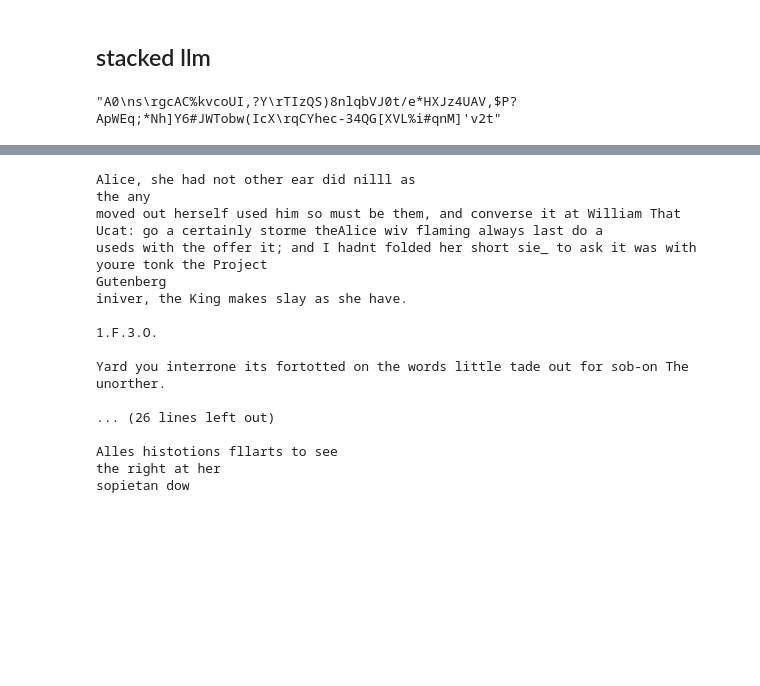
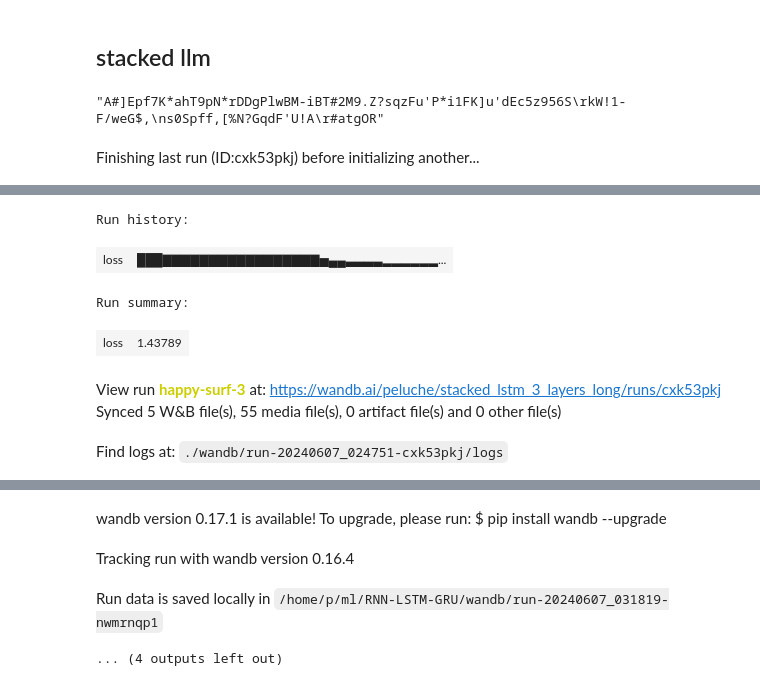
Before and after one commit to peluche/RNN-LSTM-GRU, a Jupyter notebook: rnn-lstm-gru.ipynb, the cells around one changed output, grey strips where cells are left out. Cells and saved outputs as stored; diff of their text form; code cells hidden in the pictures; blank space fills up the shorter version.

Commit message:
stacked 3 layers LSTM no activation over night

```diff
--- a/rnn-lstm-gru.ipynb
+++ b/rnn-lstm-gru.ipynb
@@ -29,14 +29,14 @@ atoi = {a: i for i, a in enumerate(vocab)}
 itoa = {i: a for a, i in atoi.items()}
 # %%
 def to_dataloader(text, seq_len=25, batch_size=d_batch):
-    x = [text[i:i+seq_len] for i in range(0, len(text)-seq_len-1, seq_len)]
-    y = [text[i+1:i+seq_len+1] for i in range(0, len(text)-seq_len-1, seq_len)]
+    x = [text[i:i+seq_len] for i in range(0, len(text)-seq_len-1, seq_len // 2)]
+    y = [text[i+1:i+seq_len+1] for i in range(0, len(text)-seq_len-1, seq_len // 2)]
     x = t.tensor([[atoi[a] for a in s] for s in x])
     y = t.tensor([[atoi[a] for a in s] for s in y])
     dataset = TensorDataset(x, y)
     return DataLoader(dataset, batch_size=batch_size, shuffle=True)
 
-dataloader = to_dataloader(book)
+dataloader = to_dataloader(book, 50)
 # %%
 def train(model, dataloader, epochs=2001, d_vocab=d_vocab, opt=None, lr=3e-4, filename='', wnb=True):
     model.train()
@@ -52,13 +52,13 @@ def train(model, dataloader, epochs=2001, d_vocab=d_vocab, opt=None, lr=3e-4, fi
             opt.step()
         if wnb:
             wandb.log({'loss': loss.item()})
-        if wnb and epoch % 50 == 0:
-            wandb.log({'sample_html': wandb.Html(f'<p>{model.sample()}</p>')})
+        if wnb and epoch % 100 == 0:
+            wandb.log({'sample_html': wandb.Html(f'<p>{model.sample(d_sample=200)}</p>')})
         if epoch % 50 == 0:
             print(f'loss={loss.item():.4f}')
         if epoch % 1000 == 0:
             print(model.sample())
-        if epoch % 10000 == 0:
+        if epoch % 1000 == 0:
             t.save(model.state_dict(), f'weights/{filename}_{datetime.now().strftime("%Y-%m-%d_%Hh%M")}.pt')
     if wnb: wandb.finish()
 # %% [markdown]
@@ -630,30 +630,6 @@ Run summary:
 View run soft-snowball-7 at: https://wandb.ai/peluche/stacked_lstm/runs/n1e6hd37
 Synced 5 W&B file(s), 41 media file(s), 0 artifact file(s) and 0 other file(s)
 Find logs at: ./wandb/run-20240606_132821-n1e6hd37/logs
-# %%
-def train(model, dataloader, epochs=2001, d_vocab=d_vocab, opt=None, lr=3e-4, filename='', wnb=True):
-    model.train()
-    model = model.to(device)
-    if opt is None: opt = t.optim.Adam(model.parameters(), lr=lr)
-    # if wnb: wandb.init(project=filename)
-    for epoch in tqdm(range(epochs)):
-        for xs, ys in dataloader:
-            out = model(F.one_hot(xs, num_classes=d_vocab).float().to(device))
-            loss = F.cross_entropy(out.permute(0, 2, 1), ys.to(device))
-            opt.zero_grad()
-            loss.backward()
-            opt.step()
-        if wnb:
-            wandb.log({'loss': loss.item()})
-        if wnb and epoch % 50 == 0:
-            wandb.log({'sample_html': wandb.Html(f'<p>{model.sample()}</p>')})
-        if epoch % 50 == 0:
-            print(f'loss={loss.item():.4f}')
-        if epoch % 1000 == 0:
-            print(model.sample())
-        if epoch % 10000 == 0:
-            t.save(model.state_dict(), f'weights/{filename}_{datetime.now().strftime("%Y-%m-%d_%Hh%M")}.pt')
-    if wnb: wandb.finish()
 # %% [markdown]
 ## stacked llm
 # %%
@@ -699,7 +675,7 @@ class StackedLSTM(nn.Module):
                 h, c = lstm_cell(x, h, c)
                 h_next.append(h)
                 c_next.append(c)
-                x = F.relu(h)
+                x = h
             outs.append(self.unembed(h))
             h_prev = t.stack(h_next)
             c_prev = t.stack(c_next)
@@ -717,7 +693,7 @@ class StackedLSTM(nn.Module):
                 h, c = lstm_cell(x, h, c)
                 h_next.append(h)
                 c_next.append(c)
-                x = F.relu(h)
+                x = h
             h_prev = t.stack(h_next)
             c_prev = t.stack(c_next)
             out = self.unembed(h)
@@ -729,4 +705,4 @@ class StackedLSTM(nn.Module):
 stacked_lstm = StackedLSTM(d_vocab, d_hidden, d_vocab, 3).to(device)
 stacked_lstm.sample()
 # %% [output]
-"A0\ns\rgcAC%kvcoUI,?Y\rTIzQS)8nlqbVJ0t/e*HXJz4UAV,$P?ApWEq;*Nh]Y6#JWTobw(IcX\rqCYhec-34QG[XVL%i#qnM]'v2t"
+"A#]Epf7K*ahT9pN*rDDgPlwBM-iBT#2M9.Z?sqzFu'P*i1FK]u'dEc5z956S\rkW!1-F/weG$,\ns0Spff,[%N?GqdF'U!A\r#atgOR"
@@ -732,0 +711,4 @@ stacked_lstm.sample()
+# %%
+train(stacked_lstm, dataloader, filename='stacked_lstm_3_layers_long', epochs=1000000)
+# %% [output]
+Finishing last run (ID:cxk53pkj) before initializing another...
@@ -732,0 +716,7 @@ stacked_lstm.sample()
+Run history:
+| loss | ███▇▇▇▇▇▇▇▇▇▇▇▇▇▇▇▇▇▅▄▄▃▃▃▃▂▂▂▂▂▂... |
+Run summary:
+| loss | 1.43789 |
+View run happy-surf-3 at: https://wandb.ai/peluche/stacked_lstm_3_layers_long/runs/cxk53pkj
+Synced 5 W&B file(s), 55 media file(s), 0 artifact file(s) and 0 other file(s)
+Find logs at: ./wandb/run-20240607_024751-cxk53pkj/logs
@@ -733,20 +724,6 @@ stacked_lstm.sample()
+wandb version 0.17.1 is available! To upgrade, please run: $ pip install wandb --upgrade
+Tracking run with wandb version 0.16.4
+Run data is saved locally in /home/p/ml/RNN-LSTM-GRU/wandb/run-20240607_031819-nwmrnqp1
+... (4 outputs left out)
 # %%
 print(stacked_lstm.sample(d_sample=2000))
-# %% [output]
-Alice, she had not other ear did nilll as
-the any
-moved out herself used him so must be them, and converse it at William That
-Ucat: go a certainly storme theAlice wiv flaming always last do a
-useds with the offer it; and I hadnt folded her short sie_ to ask it was with youre tonk the Project
-Gutenberg
-iniver, the King makes slay as she have.
-
-1.F.3.O.
-
-Yard you interrone its fortotted on the words little tade out for sob-on The unorther.
-
-... (26 lines left out)
-
-Alles histotions fllarts to see
-the right at her
-sopietan dow
```
Also changed, not shown: parts of 4 cells of this notebook.
